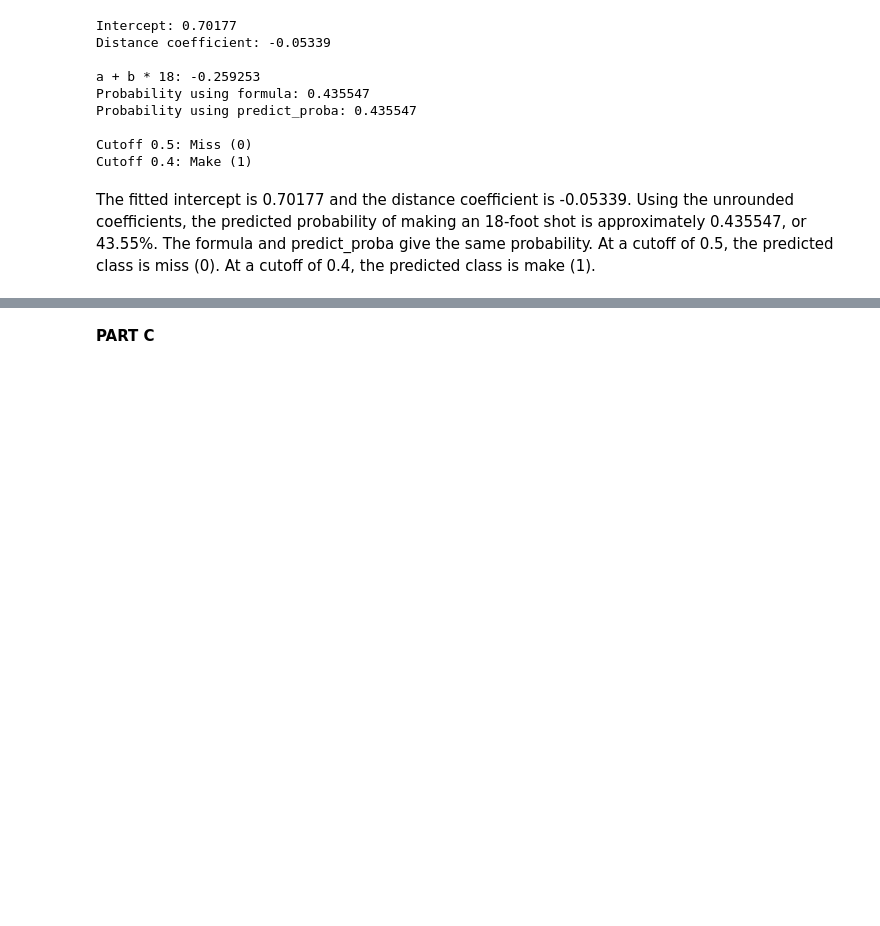
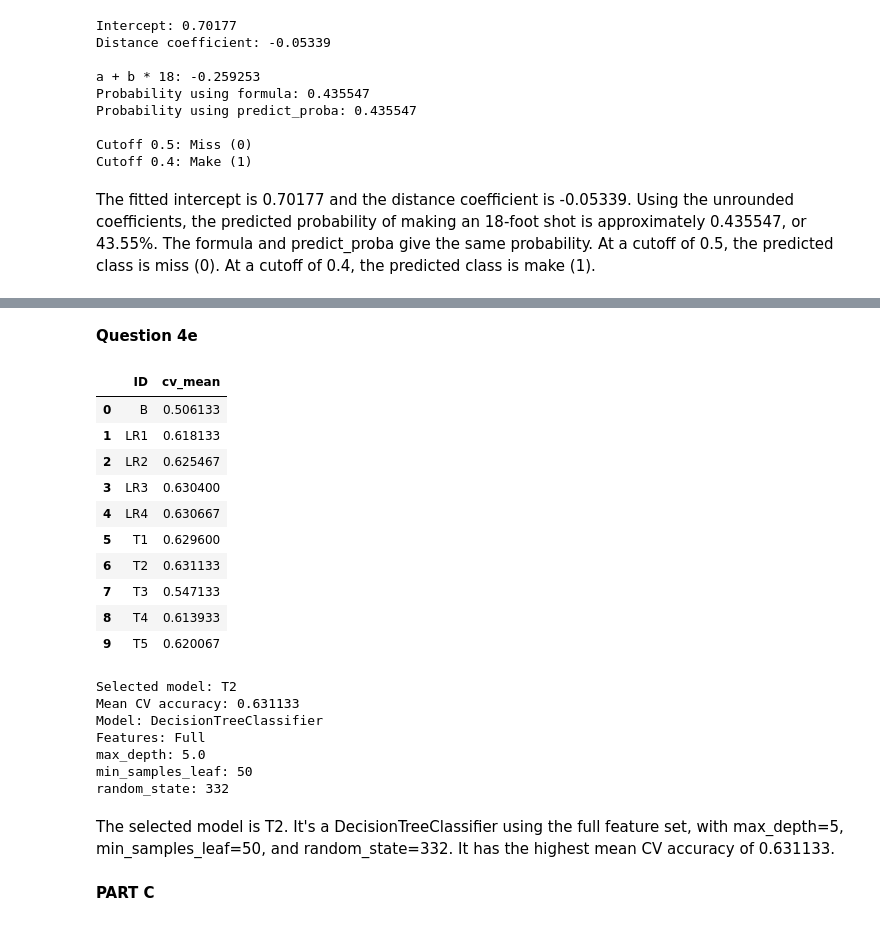
Before and after one commit to contre55/ie332-project-group-, a Jupyter notebook: A2.ipynb, the cells around one changed output, grey strips where cells are left out. Cells and saved outputs as stored; diff of their text form; code cells hidden in the pictures; blank space fills up the shorter version.

```diff
--- a/A2.ipynb
+++ b/A2.ipynb
@@ -332,3 +517,68 @@ The fitted intercept is 0.70177 and the distance coefficient is -0.05339. Using
+# %% [markdown]
+**Question 4e**
+# %%
+
+# from q3
+q3_models = pd.DataFrame({
+    "ID": ["B", "LR1", "LR2", "LR3", "LR4"],
+    "cv_mean": [
+        scores_b.mean(),
+        scores_lr1.mean(),
+        scores_lr2.mean(),
+        scores_lr3.mean(),
+        scores_lr4.mean()
+    ]
+})
+
+# from q4
+q4_models = comparison_q4[["ID", "cv_mean"]]
+
+# combine
+all_models = pd.concat(
+    [q3_models, q4_models],
+    ignore_index=True
+)
+
+display(all_models.round(6))
+
+best_id = all_models.loc[
+    all_models["cv_mean"].idxmax(), "ID"
+]
+
+best_accuracy = all_models["cv_mean"].max()
+
+print("Selected model:", best_id)
+print("Mean CV accuracy:", f"{best_accuracy:.6f}")
+
+# report
+if best_id.startswith("T"):
+    settings = comparison_q4.set_index("ID").loc[best_id]
+    print("Model: DecisionTreeClassifier")
+    print("Features: Full")
+    print("max_depth:", settings["max_depth"])
+    print("min_samples_leaf:", int(settings["min_samples_leaf"]))
+    print("random_state: 332")
+# %% [output]
+|  | ID | cv_mean |
+| 0 | B | 0.506133 |
+| 1 | LR1 | 0.618133 |
+| 2 | LR2 | 0.625467 |
+| 3 | LR3 | 0.630400 |
+| 4 | LR4 | 0.630667 |
+| 5 | T1 | 0.629600 |
+| 6 | T2 | 0.631133 |
+| 7 | T3 | 0.547133 |
+| 8 | T4 | 0.613933 |
+| 9 | T5 | 0.620067 |
+Selected model: T2
+Mean CV accuracy: 0.631133
+Model: DecisionTreeClassifier
+Features: Full
+max_depth: 5.0
+min_samples_leaf: 50
+random_state: 332
+# %% [markdown]
+The selected model is T2. It's a DecisionTreeClassifier using the full feature set, with max_depth=5, min_samples_leaf=50, and random_state=332. It has the highest mean CV accuracy of 0.631133.
 # %% [markdown]
 **PART C**
 # %% [markdown]
```
Also changed, not shown: parts of 11 cells of this notebook.
